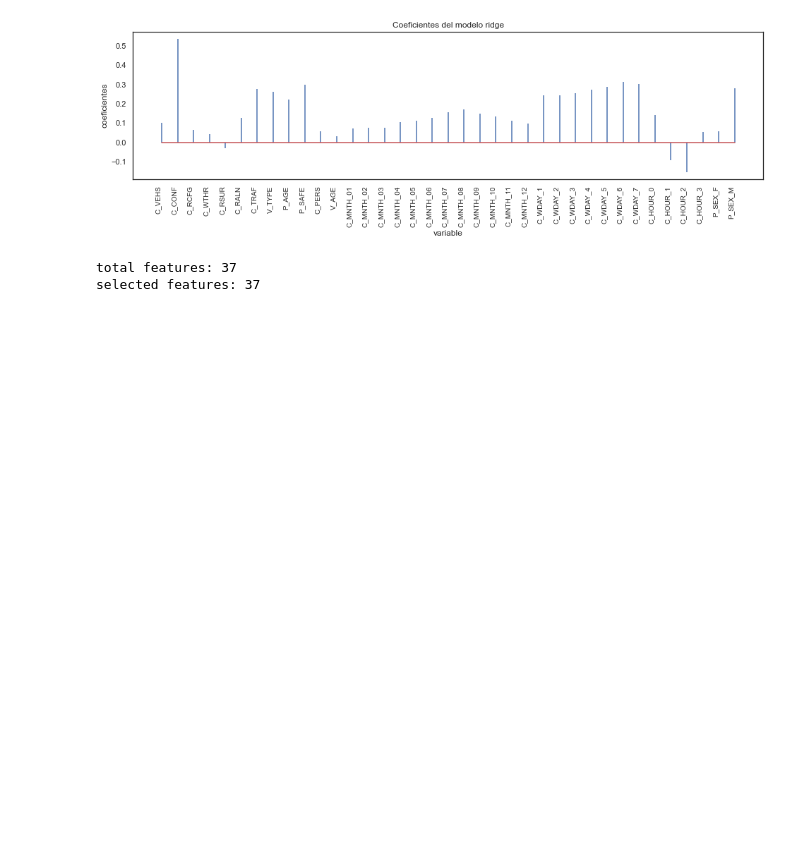
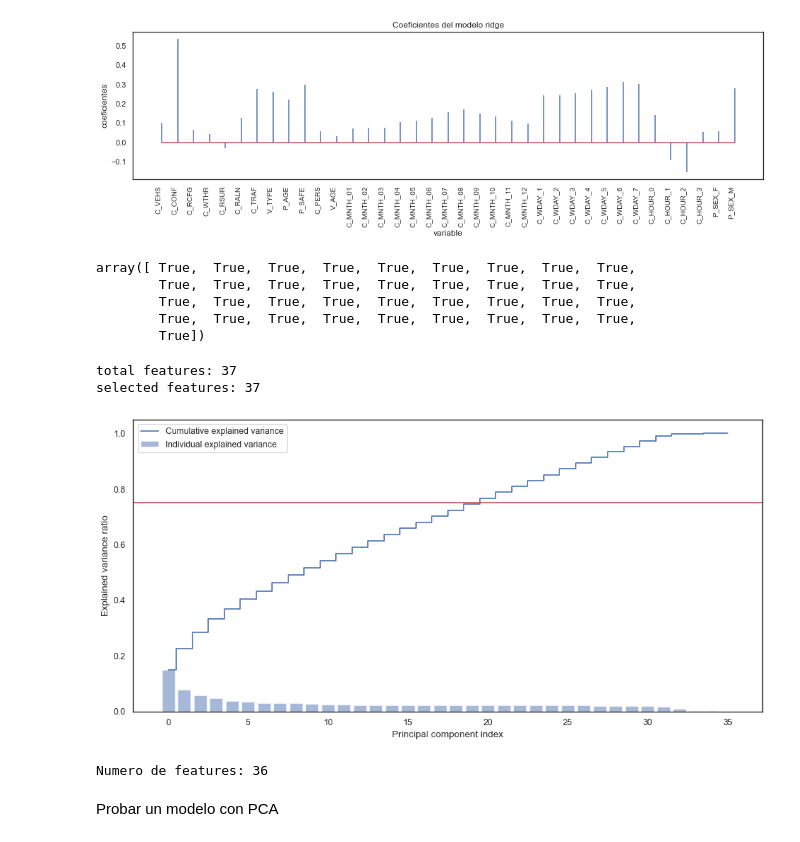
Before and after one commit to Randy03/cunef_ml_canadian_crash, a Jupyter notebook: notebooks/EDA_C_SEV.ipynb, the cells around one changed output. Cells and saved outputs as stored; diff of their text form; code cells hidden in the pictures; blank space fills up the shorter version.

```diff
--- a/notebooks/EDA_C_SEV.ipynb
+++ b/notebooks/EDA_C_SEV.ipynb
@@ -376,9 +378,24 @@ ax.set_ylabel('coeficientes')
 ax.set_title('Coeficientes del modelo ridge');
 # %% [output]
 [figure]
+# %%
+sel_ridge.get_support() #indica si hay que dejar el feature o no
+# %% [output]
+array([ True,  True,  True,  True,  True,  True,  True,  True,  True,
+        True,  True,  True,  True,  True,  True,  True,  True,  True,
+        True,  True,  True,  True,  True,  True,  True,  True,  True,
+        True,  True,  True,  True,  True,  True,  True,  True,  True,
+        True])
 # %%
+selected_features = X_train.columns[sel_ridge.get_support()]
 print('total features: {}'.format((X_train.shape[1])))
-print('selected features: {}'.format(len(X_train.columns[sel_ridge.get_support()])))
+print('selected features: {}'.format(len(selected_features)))
 # %% [output]
 total features: 37
 selected features: 37
+# %%
+pca = PCA(n_components='mle')
+
+pca.fit(X_train[selected_features])
+X_train_pca = pca.transform(X_train[selected_features])
+X_test_pca = pca.transform(X_test[selected_features])
@@ -384,0 +407,24 @@ selected features: 37
+# %%
+exp_var_pca = pca.explained_variance_ratio_
+
+cum_sum_eigenvalues = np.cumsum(exp_var_pca)
+
+threshold = 0.75
+plt.figure(figsize=(12, 6), dpi=80)
+plt.bar(range(0,len(exp_var_pca)), exp_var_pca, alpha=0.5, align='center', label='Individual explained variance')
+plt.step(range(0,len(cum_sum_eigenvalues)), cum_sum_eigenvalues, where='mid',label='Cumulative explained variance')
+plt.axhline(y=threshold, color='r', linestyle='-')
+
+plt.ylabel('Explained variance ratio')
+plt.xlabel('Principal component index')
+plt.legend(loc='best')
+plt.tight_layout()
+plt.show()
+# %% [output]
+[figure, added]
+# %%
+print(f'Numero de features: {X_train_pca.shape[1]}')
+# %% [output]
+Numero de features: 36
+# %% [markdown]
+Probar un modelo con PCA
```
Also changed, not shown: parts of 12 cells of this notebook, 2 other files.
